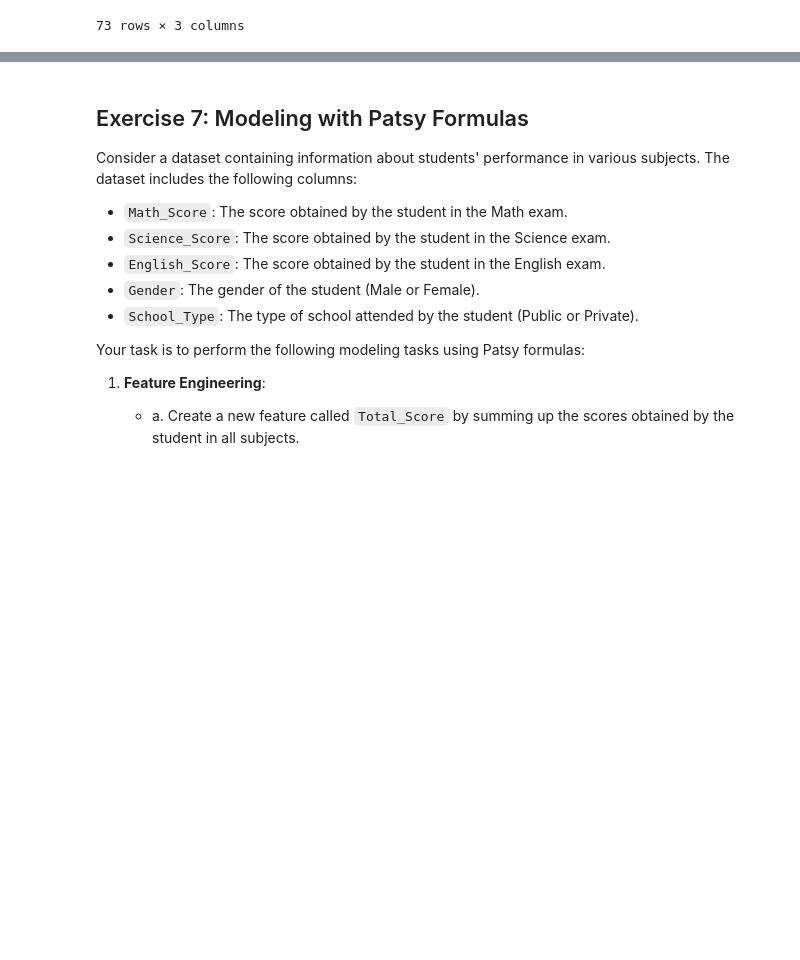
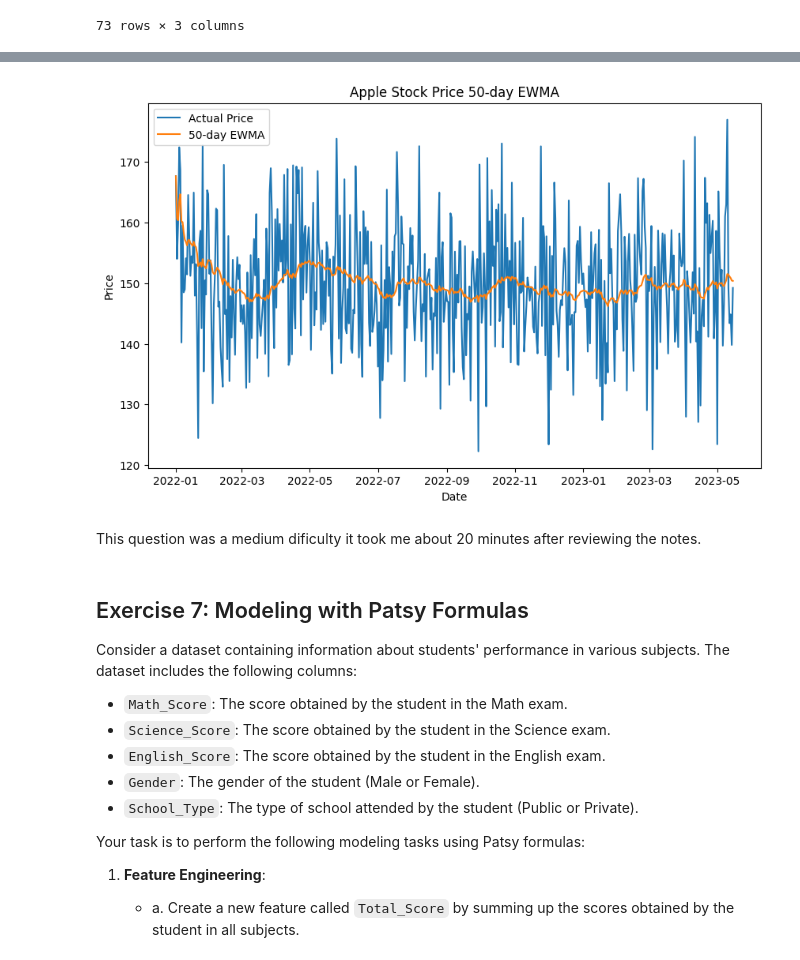
Before and after one commit to ninapeak10/Intro-to-Data-Science, a Jupyter notebook: HW/HW5.ipynb, the cells around one changed output, grey strips where cells are left out. Saved outputs shown, nothing was run; the diff lists cells and outputs as text; code cells hidden in the pictures; blank space fills up the shorter version.

```diff
--- a/HW/HW5.ipynb
+++ b/HW/HW5.ipynb
@@ -579,3 +623,20 @@ weekly
+# %%
+#c. Plot the 50-day exponentially weighted moving average (EWMA) for the Apple stock price alongside its actual price.
+ewma = stock_prices["AAPL"].ewm(span=50).mean()
+
+# Plot the actual price and the EWMA
+plt.figure(figsize=(10, 6))
+plt.plot(stock_prices.index, stock_prices["AAPL"], label="Actual Price")
+plt.plot(stock_prices.index, ewma, label="50-day EWMA")
+plt.title("Apple Stock Price 50-day EWMA")
+plt.xlabel("Date")
+plt.ylabel("Price")
+plt.legend()
+plt.show()
+# %% [output]
+[figure, added]
+# %% [markdown]
+This question was a medium dificulty it took me about 20 minutes after reviewing the notes.
 # %% [markdown]
 ## Exercise 7: Modeling with Patsy Formulas
 
```
Also changed, not shown: parts of 21 cells of this notebook.
